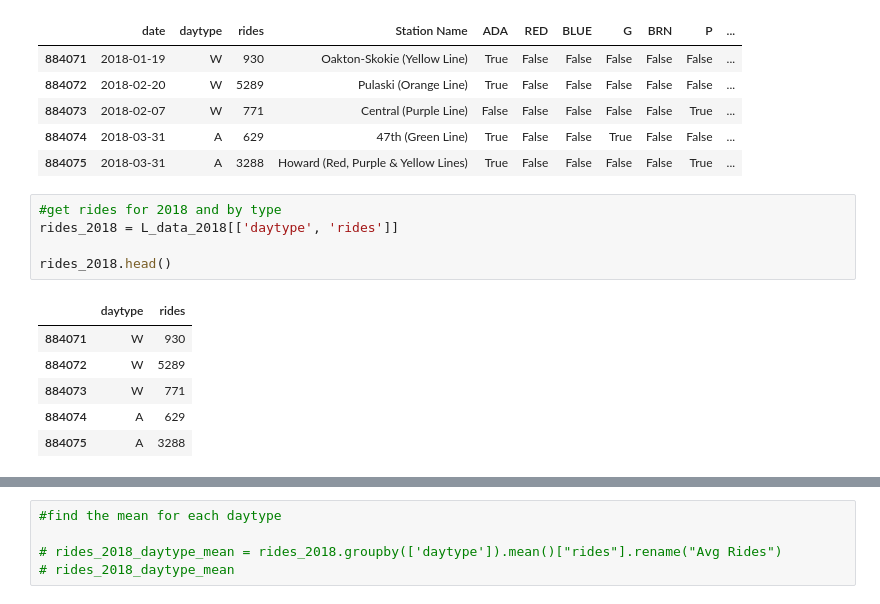
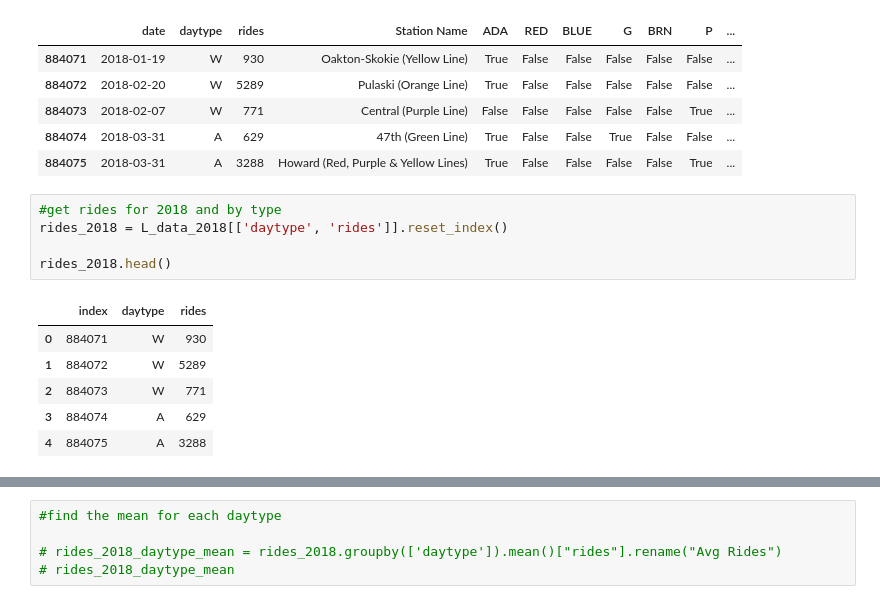
Before and after one commit to cdfencing/Project-I, a Jupyter notebook: Seasonal_ridership.ipynb, the cells around one changed output, grey strips where cells are left out. Saved outputs shown, nothing was run; the diff lists cells and outputs as text.

Commit message:
seasonal rides

```diff
--- a/Seasonal_ridership.ipynb
+++ b/Seasonal_ridership.ipynb
@@ -103,16 +103,16 @@ L_data_2018.head()
 | 884075 | 2018-03-31 | A | 3288 | Howard (Red, Purple & Yellow Lines) | True | False | False | False | False | True | ... |
 # %%
 #get rides for 2018 and by type
-rides_2018 = L_data_2018[['daytype', 'rides']]
+rides_2018 = L_data_2018[['daytype', 'rides']].reset_index()
 
 rides_2018.head()
 # %% [output]
-|  | daytype | rides |
-| 884071 | W | 930 |
-| 884072 | W | 5289 |
-| 884073 | W | 771 |
-| 884074 | A | 629 |
-| 884075 | A | 3288 |
+|  | index | daytype | rides |
+| 0 | 884071 | W | 930 |
+| 1 | 884072 | W | 5289 |
+| 2 | 884073 | W | 771 |
+| 3 | 884074 | A | 629 |
+| 4 | 884075 | A | 3288 |
 # %%
 #sum the rides by daytypes for 2018
 rides_2018_daytype = rides_2018.groupby('daytype').sum()
```
Also changed, not shown: parts of 2 cells of this notebook.
